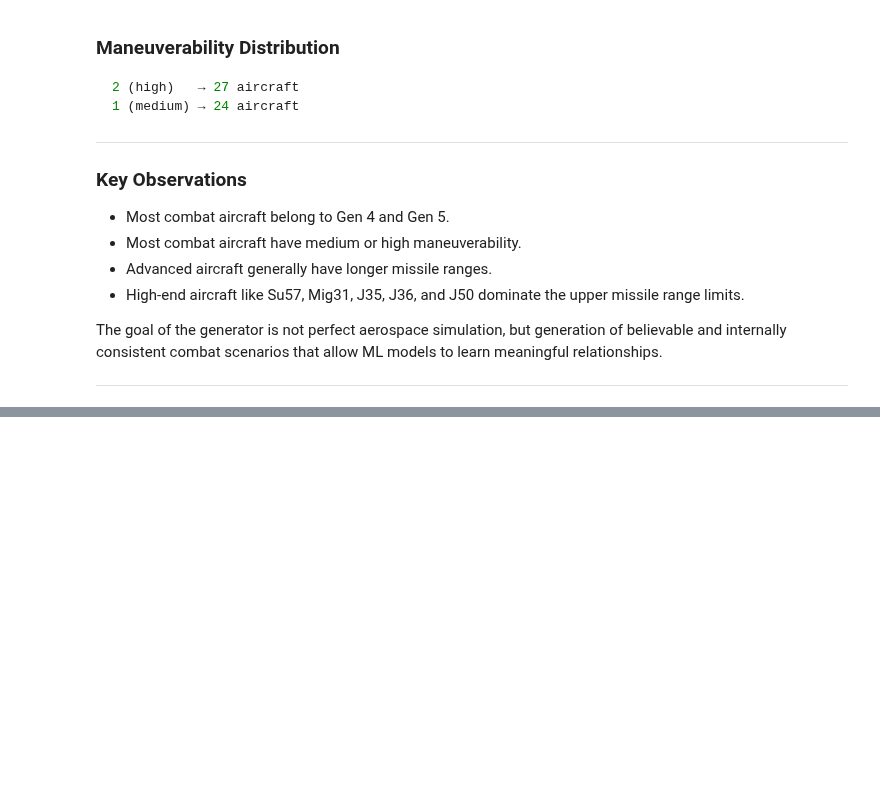
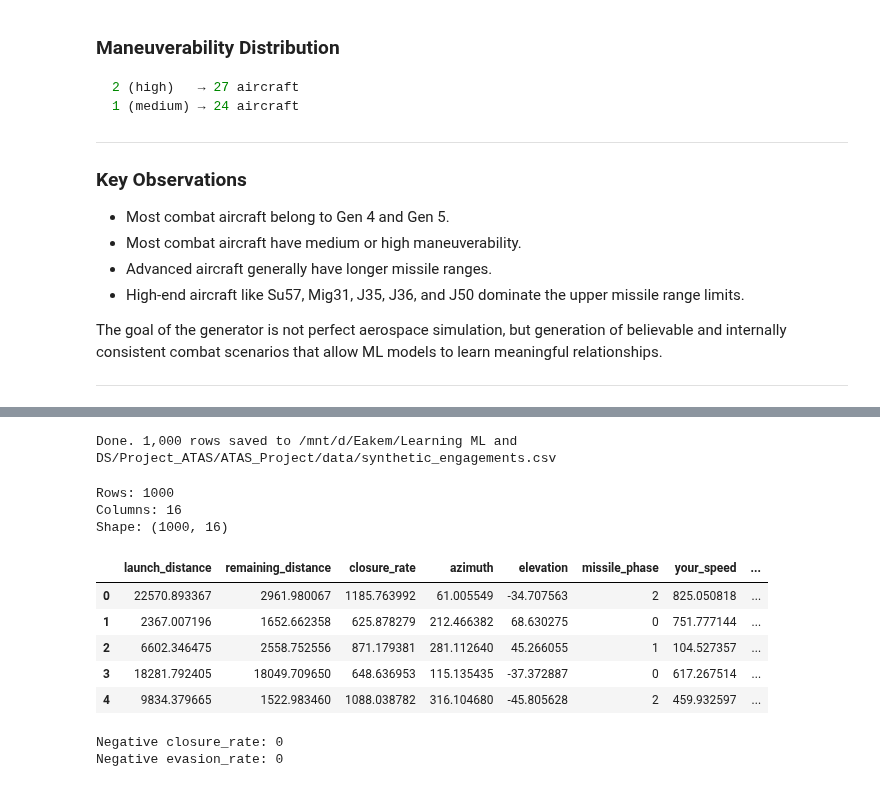
Before and after one commit to Eakempreet/ATAS_Project, a Jupyter notebook: src/analysis_for_physics_generator.ipynb, the cells around one changed output, grey strips where cells are left out. Cells and saved outputs as stored; diff of their text form; code cells hidden in the pictures; blank space fills up the shorter version.

Commit message:
test(physics_generator): sanity check passed — 1k rows, no negatives, balanced labels

```diff
--- a/src/analysis_for_physics_generator.ipynb
+++ b/src/analysis_for_physics_generator.ipynb
@@ -459,0 +475,31 @@ _generate_row()
+# %%
+# Running the generator for N_ROWS = 1_000
+df = generate_dataset()
+# %% [output]
+Done. 1,000 rows saved to /mnt/d/Eakem/Learning ML and DS/Project_ATAS/ATAS_Project/data/synthetic_engagements.csv
+# %%
+import pandas as pd
+df = pd.read_csv("../data/synthetic_engagements.csv")
+print(f"Rows: {len(df)}")
+print(f"Columns: {len(df.columns)}")
+print(f"Shape: {df.shape}")
+# %% [output]
+Rows: 1000
+Columns: 16
+Shape: (1000, 16)
+# %%
+df.head()
+# %% [output]
+|  | launch_distance | remaining_distance | closure_rate | azimuth | elevation | missile_phase | your_speed | ... |
+| 0 | 22570.893367 | 2961.980067 | 1185.763992 | 61.005549 | -34.707563 | 2 | 825.050818 | ... |
+| 1 | 2367.007196 | 1652.662358 | 625.878279 | 212.466382 | 68.630275 | 0 | 751.777144 | ... |
+| 2 | 6602.346475 | 2558.752556 | 871.179381 | 281.112640 | 45.266055 | 1 | 104.527357 | ... |
+| 3 | 18281.792405 | 18049.709650 | 648.636953 | 115.135435 | -37.372887 | 0 | 617.267514 | ... |
+| 4 | 9834.379665 | 1522.983460 | 1088.038782 | 316.104680 | -45.805628 | 2 | 459.932597 | ... |
+# %%
+# CHecking for negatives values
+print(f"Negative closure_rate: {(df['closure_rate'] < 0).sum()}")
+print(f"Negative evasion_rate: {(df['evasion_time'] < 0).sum()}")
+# %% [output]
+Negative closure_rate: 0
+Negative evasion_rate: 0
```
Also changed, not shown: parts of 9 cells of this notebook, 1 other file.
